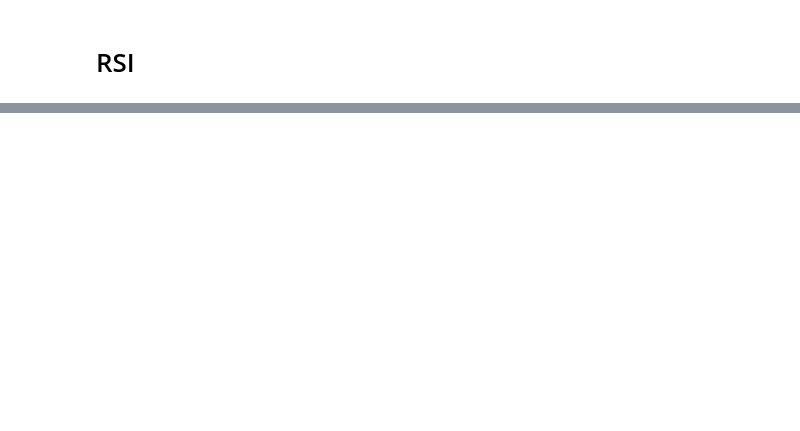
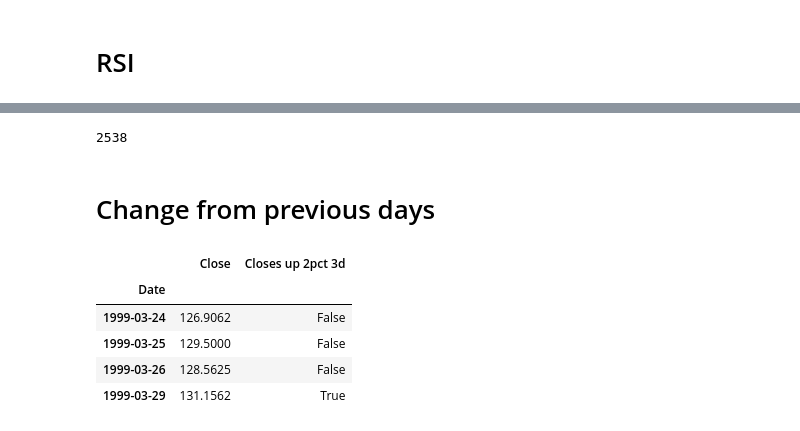
Before and after one commit to minimalgeek/DeepLearning, a Jupyter notebook: Stock/notebooks/RH/04_RH_features.ipynb, the cells around one changed output, grey strips where cells are left out. Drawn from its saved outputs; the diff is of its cells as text; code cells hidden in the pictures; blank space fills up the shorter version.

```diff
--- a/Stock/notebooks/RH/04_RH_features.ipynb
+++ b/Stock/notebooks/RH/04_RH_features.ipynb
@@ -446,0 +456,10 @@ data['RSI 2d closes above 90'] = rsi2 > 90
+# %%
+data['ADX14'] = tl.ADX(data['High'].values, data['Low'].values, data['Close'].values, timeperiod=14)
+data['ADX 14d closes up 20'] = data['ADX14'] > 20
+data.drop('ADX14', axis=1, inplace=True)
+# %%
+llen('ADX 14d closes up 20')
+# %% [output]
+2538
+# %% [markdown]
+# Change from previous days
@@ -446,0 +472,9 @@ data['RSI 2d closes above 90'] = rsi2 > 90
+# %%
+data[['Close', 'Closes up 2pct 3d']]['1999-03-24':'1999-03-29']
+# %% [output]
+|  | Close | Closes up 2pct 3d |
+| Date |  |  |
+| 1999-03-24 | 126.9062 | False |
+| 1999-03-25 | 129.5000 | False |
+| 1999-03-26 | 128.5625 | False |
+| 1999-03-29 | 131.1562 | True |
```
Also changed, not shown: parts of 44 cells of this notebook.
